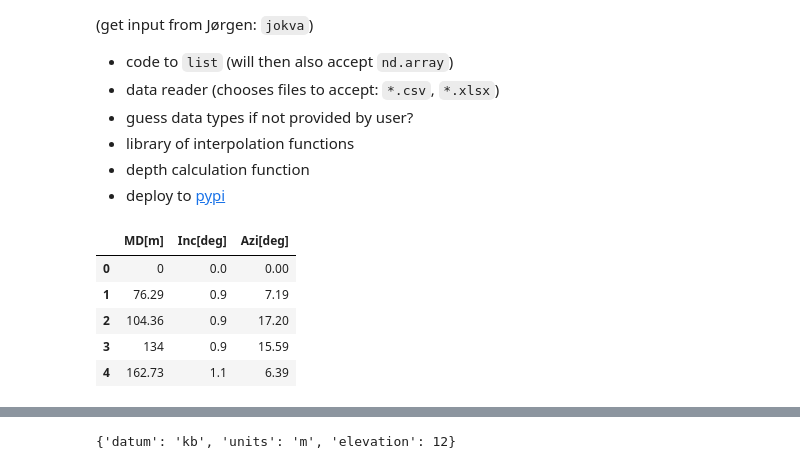
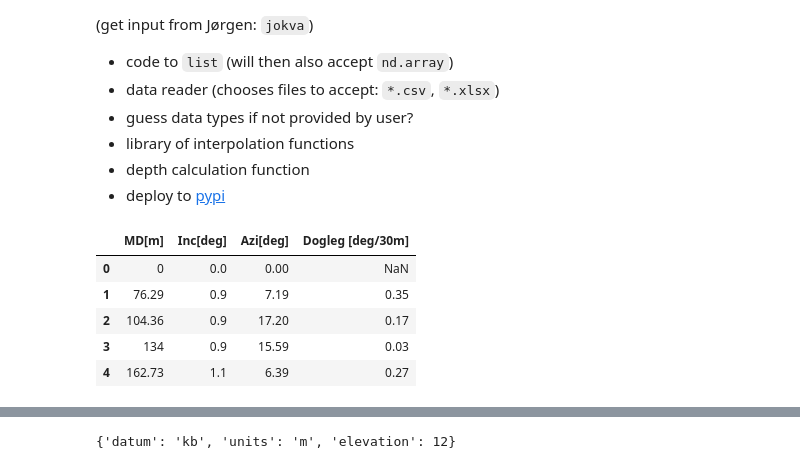
Before and after one commit to Zabamund/wellpathpy, a Jupyter notebook: Wellpathpy_proto.ipynb, the cells around one changed output, grey strips where cells are left out. Drawn from its saved outputs; the diff is of its cells as text; code cells hidden in the pictures.

```diff
--- a/Wellpathpy_proto.ipynb
+++ b/Wellpathpy_proto.ipynb
@@ -43,13 +45,13 @@ import pandas as pd
 # %%
-df = pd.read_csv('./data/Well_Surveys_Projected_to_TD.csv', skiprows=4, usecols=['MD[m]','Inc[deg]','Azi[deg]'])
+df = pd.read_csv('./data/Well_Surveys_Projected_to_TD.csv', skiprows=4, usecols=['MD[m]','Inc[deg]','Azi[deg]', 'Dogleg [deg/30m]'])
 df.head()
 # %% [output]
-|  | MD[m] | Inc[deg] | Azi[deg] |
-| 0 | 0 | 0.0 | 0.00 |
-| 1 | 76.29 | 0.9 | 7.19 |
-| 2 | 104.36 | 0.9 | 17.20 |
-| 3 | 134 | 0.9 | 15.59 |
-| 4 | 162.73 | 1.1 | 6.39 |
+|  | MD[m] | Inc[deg] | Azi[deg] | Dogleg [deg/30m] |
+| 0 | 0 | 0.0 | 0.00 | NaN |
+| 1 | 76.29 | 0.9 | 7.19 | 0.35 |
+| 2 | 104.36 | 0.9 | 17.20 | 0.17 |
+| 3 | 134 | 0.9 | 15.59 | 0.03 |
+| 4 | 162.73 | 1.1 | 6.39 | 0.27 |
 # %%
 df.drop(df.tail(1).index,inplace=True)
 df.dropna(inplace=True)
```
Also changed, not shown: parts of 23 cells of this notebook.
